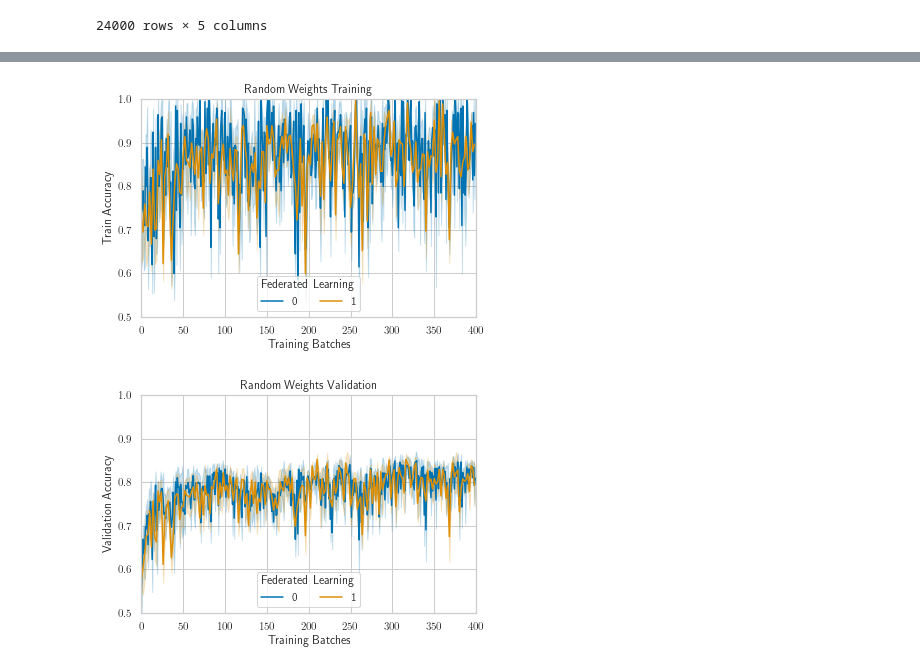
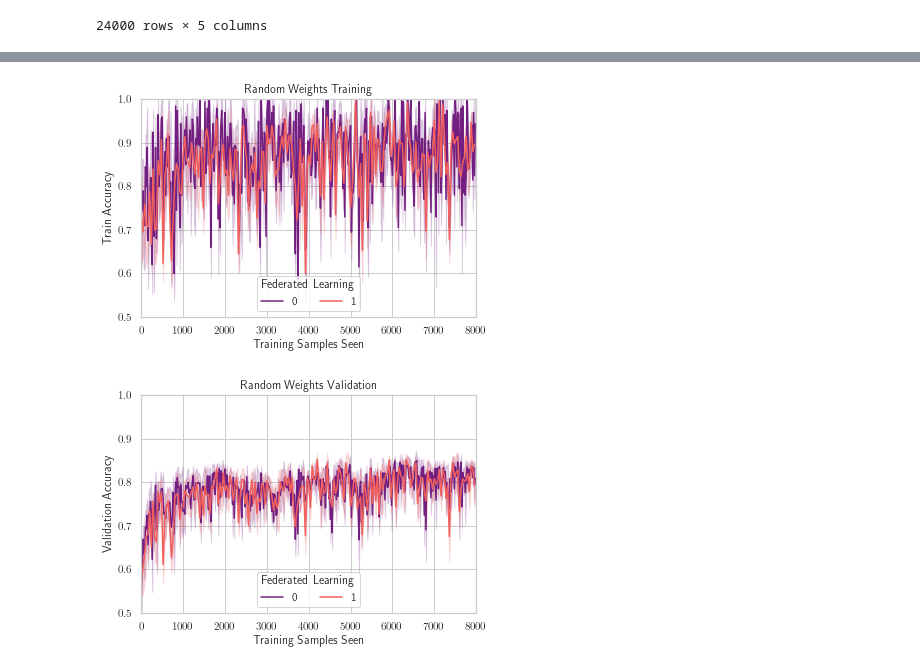
Before and after one commit to kavyakvk/TinyFederatedLearning, a Jupyter notebook: source/simulation/simulation-results/Graphing.ipynb, the cells around one changed output, grey strips where cells are left out. Drawn from its saved outputs; the diff is of its cells as text; code cells hidden in the pictures.

```diff
--- a/source/simulation/simulation-results/Graphing.ipynb
+++ b/source/simulation/simulation-results/Graphing.ipynb
@@ -16,7 +16,7 @@ matplotlib.rcParams.update({
 })
 sns.set_context("notebook")
 sns.set_style("whitegrid")
-sns.set_palette(sns.color_palette("colorblind", 7))
+sns.set_palette(sns.color_palette("magma", 2))
 # %%
 df = pd.read_csv("results_local_episodes.csv")
 df.columns = ["Local Episodes", "Trial", "Epoch",
@@ -69,7 +69,9 @@ df_comparison = pd.read_csv("results_comparison.csv")
 
 for index, row in df_comparison.iterrows():
     if(row['fl']-1 == 0):
-        df_comparison.at[index, 'epoch'] = row["epoch"]*2
+        df_comparison.at[index, 'epoch'] = row["epoch"]*2*20
+    else:
+        df_comparison.at[index, 'epoch'] = row["epoch"]*20
 df_comparison.columns = ["Pretrained", "Federated Learning", "Trial", "Epoch",
                          "Average Device Train Accuracy", "Average Device Validation Accuracy"]
 df_comparison
@@ -90,36 +92,36 @@ df_comparison
 # %%
 fig3, ax3 = plt.subplots(figsize=(6,4))
 ax3.set_ylim([0.5,1.0])
-ax3.set_xlim([0,400])
+ax3.set_xlim([0,8000])
 condition = df_comparison['Pretrained'] == 0
 
 sns.lineplot(
     data=df_comparison[condition], x="Epoch", y="Average Device Train Accuracy",
     hue="Federated Learning", ci="sd",
     ax=ax3).set(title='Random Weights Training',
                 ylabel = "Train Accuracy",
-                xlabel = "Training Batches")
+                xlabel = "Training Samples Seen")
 ax3.legend(loc='lower center', bbox_to_anchor=(0.5, 0), ncol=6, title="Federated Learning")
 
 
 fig5, ax5 = plt.subplots(figsize=(6,4))
 ax5.set_ylim([0.5,1.0])
-ax5.set_xlim([0,400])
+ax5.set_xlim([0,8000])
 condition = df_comparison['Pretrained'] == 0
 
 sns.lineplot(
     data=df_comparison[condition], x="Epoch", y="Average Device Validation Accuracy",
     hue="Federated Learning", ci="sd",
     ax=ax5).set(title='Random Weights Validation',
                 ylabel = "Validation Accuracy",
-                xlabel = "Training Batches")
+                xlabel = "Training Samples Seen")
 ax5.legend(loc='lower center', bbox_to_anchor=(0.5, 0), ncol=6, title="Federated Learning")
 
 fig3.savefig('figures/comparison-random-train.pdf', bbox_inches='tight')
 fig5.savefig('figures/comparison-random-val.pdf', bbox_inches='tight')
 # %% [output]
-[figure, old version]
+[figure, new version]
-[figure, old version]
+[figure, new version]
 # %%
 
 fig4, ax4 = plt.subplots(figsize=(6,4))
```
Also changed, not shown: parts of 10 cells of this notebook, 19 other files.
